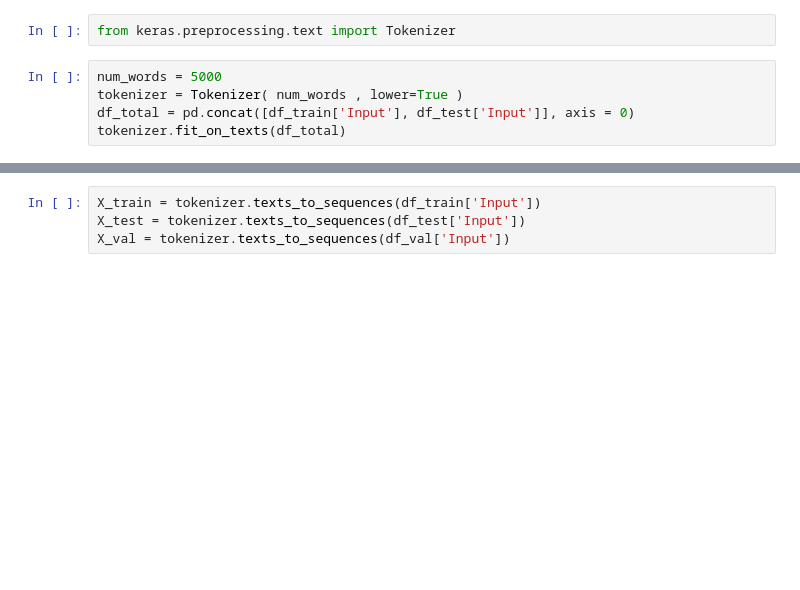
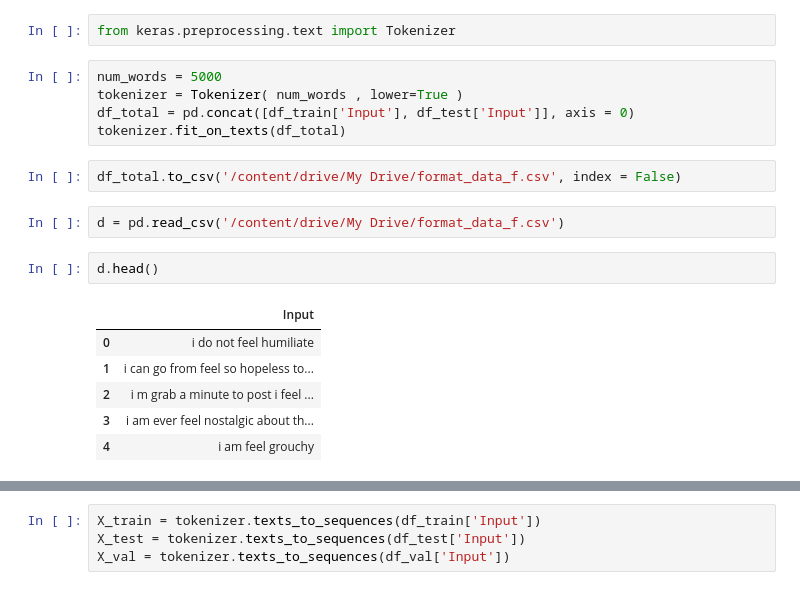
Before and after one commit to guptaa98/HackON-2.0, a Jupyter notebook: Backend/HackON_2_0_updated_final.ipynb, the cells around one changed output, grey strips where cells are left out. Cells and saved outputs as stored; diff of their text form; blank space fills up the shorter version.

```diff
--- a/Models/HackON_2_0.ipynb
+++ b/Backend/HackON_2_0_updated_final.ipynb
@@ -156,3 +156,16 @@ num_words = 5000
 tokenizer = Tokenizer( num_words , lower=True )
 df_total = pd.concat([df_train['Input'], df_test['Input']], axis = 0)
 tokenizer.fit_on_texts(df_total)
+# %%
+df_total.to_csv('/content/drive/My Drive/format_data_f.csv', index = False)
+# %%
+d = pd.read_csv('/content/drive/My Drive/format_data_f.csv')
+# %%
+d.head()
+# %% [output]
+|  | Input |
+| 0 | i do not feel humiliate |
+| 1 | i can go from feel so hopeless to... |
+| 2 | i m grab a minute to post i feel ... |
+| 3 | i am ever feel nostalgic about th... |
+| 4 | i am feel grouchy |
```
Also changed, not shown: parts of 10 cells of this notebook.
